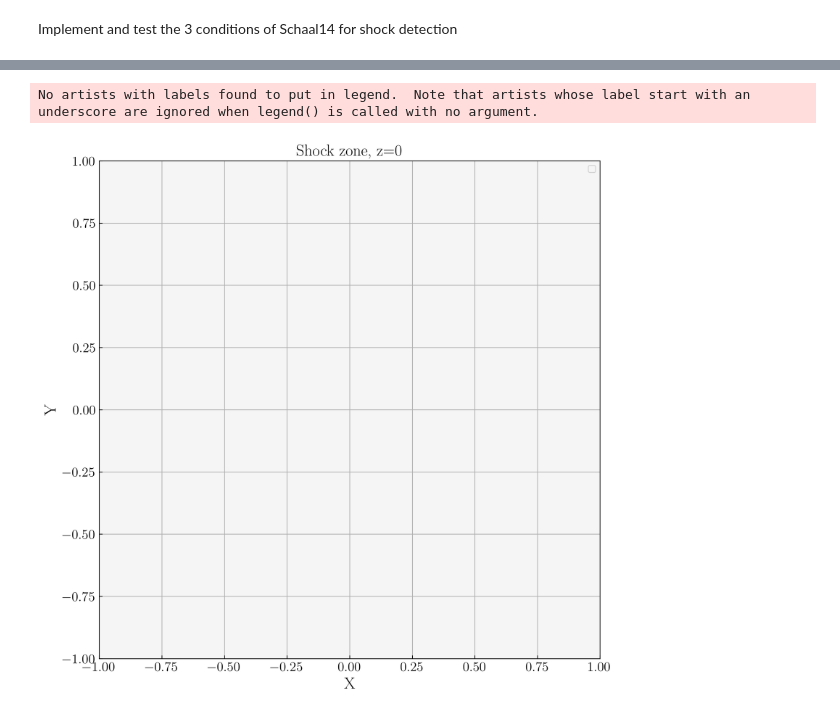
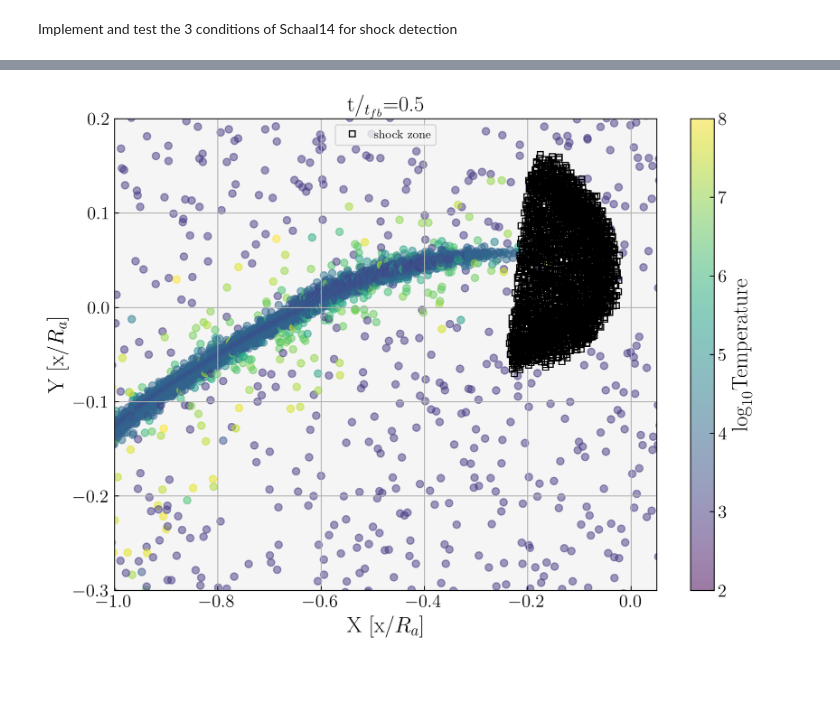
Before and after one commit to rich-tde/tde_wind, a Jupyter notebook: shock_zone.ipynb, the cells around one changed output, grey strips where cells are left out. Cells and saved outputs as stored; diff of their text form; code cells hidden in the pictures; blank space fills up the shorter version.

Commit message:
test on 683, wrong

```diff
--- a/shock_zone.ipynb
+++ b/shock_zone.ipynb
@@ -299,5 +302,3 @@ len(X_shock1)
-# %%
-save = False
 # %%
 # Plot 3 conditions (cross section)
 
@@ -320,16 +325,54 @@ plt.show()
+# %%
+if path == 'sedov':
+    plt.figure(figsize=(10,10))
+    plt.plot(X_shock[np.abs(Z_shock)<0.02], Y_shock[np.abs(Z_shock)<0.02], 'ks', c = 'k', markerfacecolor='k', ms=5, markeredgecolor='k')
+    plt.xlabel('X', fontsize = 18)
+    plt.ylabel('Y', fontsize = 18)
+    plt.legend()
+    plt.grid()
+    plt.title('Shock zone, z=0', fontsize = 18)
+    plt.xlim(-1,1)
+    plt.ylim(-1,1)
+    if save == True:
+        plt.savefig(f'Figs/shockzone_{snap}.png')
+    plt.show()
+
+if folder == 'TDE':
+    x = X_shock #data[0]
+    y = Y_shock #data[1]
+    plt.figure(figsize=(10,7))
+    img = plt.scatter(X[::500]/20_000, Y[::500]/20_000, c = np.log10(Temp[::500]), alpha = 0.5, vmin = 2, vmax = 8)
+    cbar = plt.colorbar(img)
+    cbar.set_label(r'$\log_{10}$Temperature', fontsize = 18)
+    plt.plot(x/20_000, y/20_000, 'ks',  markerfacecolor='none', ms=5, markeredgecolor='k', label = 'shock zone')
+    plt.xlabel(r'X [x/$R_a$]', fontsize = 18)
+    plt.ylabel(r'Y [x/$R_a$]', fontsize = 18)
+    plt.ylim(-0.3, 0.2)
+    plt.xlim(-1,0.05)
+    plt.legend()
+    plt.grid()
+    plt.title(r't/$_{t_{fb}}$=0.5', fontsize = 18)
+    if save:
+        plt.savefig(f'Figs/shockzone_{snap}.png')
+    plt.show()
+# %% [output]
+[figure, added]
 # %%
-plt.figure(figsize=(10,10))
-plt.plot(X_shock[np.abs(Z_shock)<0.02], Y_shock[np.abs(Z_shock)<0.02], 'ks', c = 'k', markerfacecolor='k', ms=5, markeredgecolor='k')
-plt.xlim(-1,1)
-plt.ylim(-1,1)
-plt.xlabel('X', fontsize = 18)
-plt.ylabel('Y', fontsize = 18)
-plt.legend()
-plt.grid()
-plt.title('Shock zone, z=0', fontsize = 18)
-if save == True:
-    plt.savefig(f'Figs/4shockzone_{snap}.png')
-plt.show()
+# x_who = np.array(x_who)
+# y_who = np.array(y_who)
+# z_who = np.array(z_who)
+
+# plt.figure(figsize=(10,10))
+# plt.scatter(x_who[np.abs(z_who)<0.02], y_who[np.abs(z_who)<0.02],  c = 'b', label = 'wrong')
+# plt.plot(X_shock[np.abs(Z_shock)<0.02], Y_shock[np.abs(Z_shock)<0.02], 'ks', c = 'k', markerfacecolor='none', ms=5, markeredgecolor='k', label = 'shock zone')
+# plt.xlim(-1,1)
+# plt.ylim(-1,1)
+# plt.xlabel('X', fontsize = 18)
+# plt.ylabel('Y', fontsize = 18)
+# plt.legend()
+# plt.grid()
+# plt.title(r'Wrong calculation of ds, z=0, step$_{grad}$=mean(R)', fontsize = 18)
+# plt.legend()
+# if save:
+#     plt.savefig(f'Figs/4who_{snap}.png')
+# plt.show()
-# %% [output]
-No artists with labels found to put in legend.  Note that artists whose label start with an underscore are ignored when legend() is called with no argument.
-[figure, removed]
```
Also changed, not shown: parts of 7 cells of this notebook, 10 other files.
